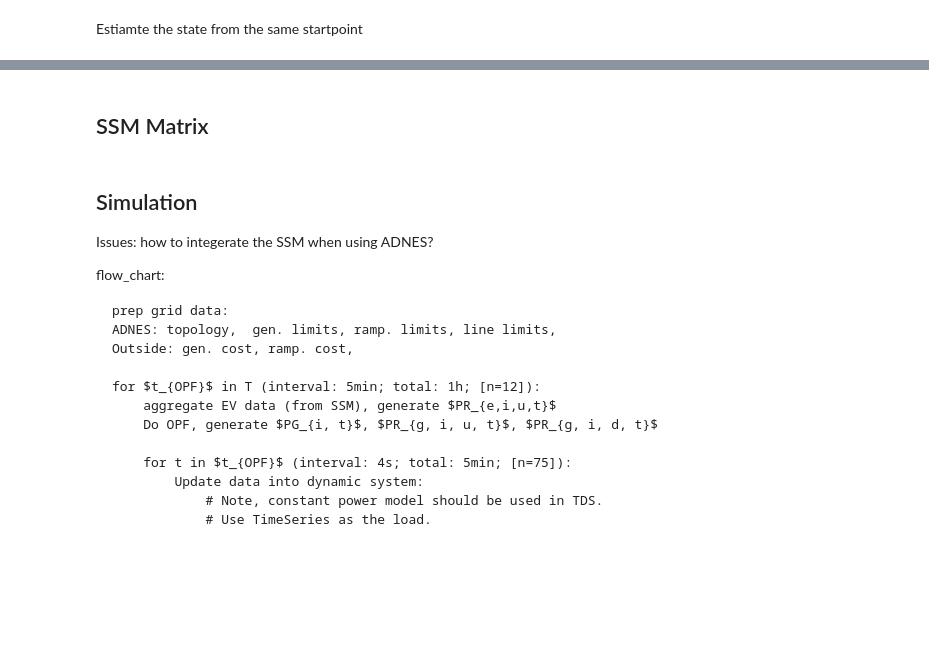
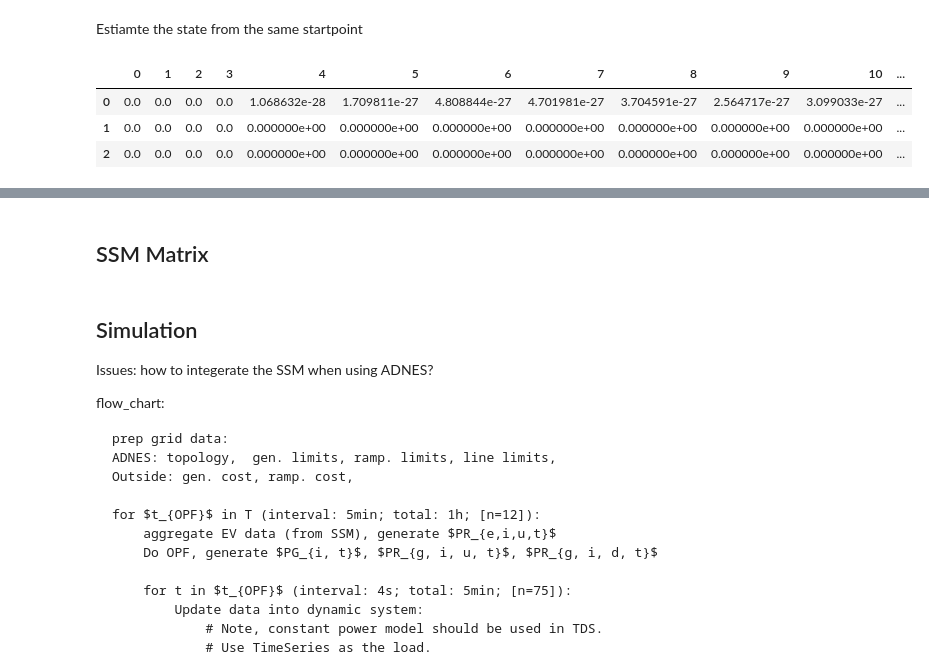
Before and after one commit to shebuxin/andes, a Jupyter notebook: jwang/notes2/ev_ssm.ipynb, the cells around one changed output, grey strips where cells are left out. Drawn from its saved outputs; the diff is of its cells as text; code cells hidden in the pictures; blank space fills up the shorter version.

```diff
--- a/jwang/notes2/ev_ssm.ipynb
+++ b/jwang/notes2/ev_ssm.ipynb
@@ -581,9 +578,8 @@ sse.Tf
 # %% [markdown]
 Estiamte the state from the same startpoint
 # %%
-sse2 = ev_ssm(N=10000, tnow=10, name='SSE2')
-sp = sse2.rtab.sum(axis=1).values
-res = sse.g_res(sp, n=1, mode='freq')
+x0 = sse.rtab.sum(axis=1).values
+res = sse.e_res(x0, n=17, mode='hmm')
 for idx in range(len(sse.ts)-1):
-    sp = res.sum(axis=1).values
-    res = sse.g_res(sp, n=1, mode='freq')
+    x0 = res.sum(axis=1).values
+    res = sse.e_res(x0, n=1, mode='hmm')
@@ -592,2 +586,7 @@ sse.rtab.round(3)
 # %%
-res.round(3)
+res
+# %% [output]
+|  | 0 | 1 | 2 | 3 | 4 | 5 | 6 | 7 | 8 | 9 | 10 | ... |
+| 0 | 0.0 | 0.0 | 0.0 | 0.0 | 1.068632e-28 | 1.709811e-27 | 4.808844e-27 | 4.701981e-27 | 3.704591e-27 | 2.564717e-27 | 3.099033e-27 | ... |
+| 1 | 0.0 | 0.0 | 0.0 | 0.0 | 0.000000e+00 | 0.000000e+00 | 0.000000e+00 | 0.000000e+00 | 0.000000e+00 | 0.000000e+00 | 0.000000e+00 | ... |
+| 2 | 0.0 | 0.0 | 0.0 | 0.0 | 0.000000e+00 | 0.000000e+00 | 0.000000e+00 | 0.000000e+00 | 0.000000e+00 | 0.000000e+00 | 0.000000e+00 | ... |
```
Also changed, not shown: parts of 29 cells of this notebook.
